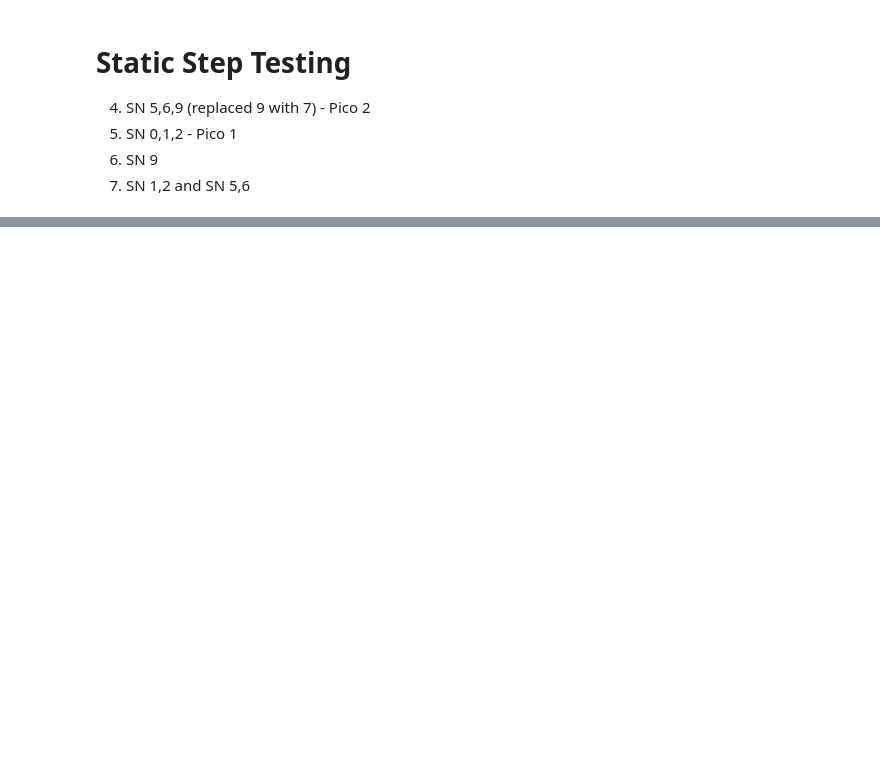
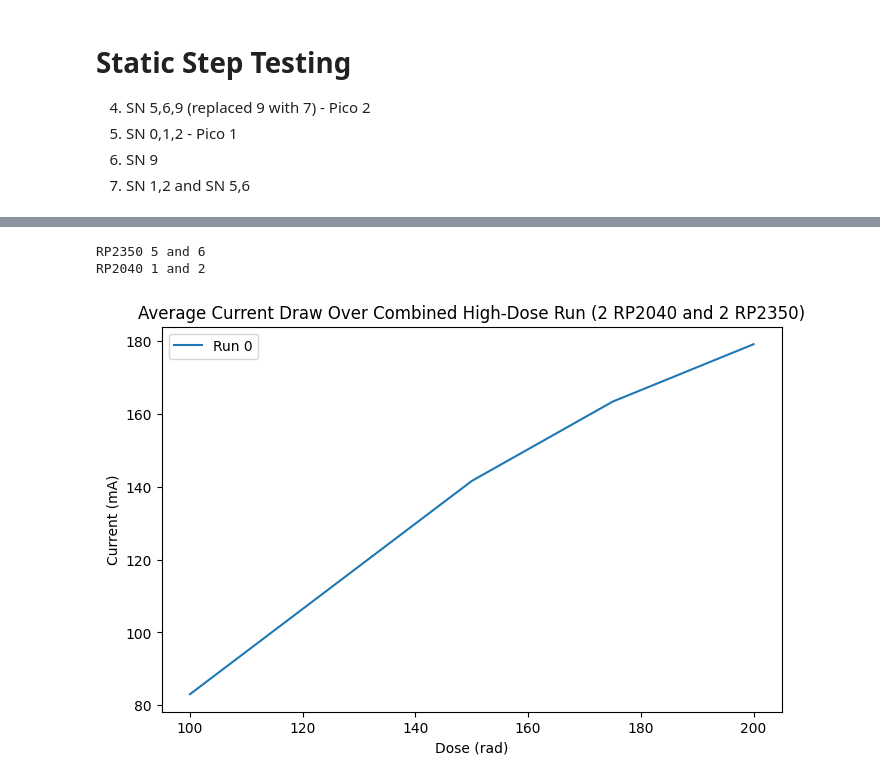
Before and after one commit to ASU-SDSL/Radiation-Testing-Benchmarks, a Jupyter notebook: DataProcessing/radiation_testing_results.ipynb, the cells around one changed output, grey strips where cells are left out. Drawn from its saved outputs; the diff is of its cells as text; code cells hidden in the pictures; blank space fills up the shorter version.

```diff
--- a/DataProcessing/radiation_testing_results.ipynb
+++ b/DataProcessing/radiation_testing_results.ipynb
@@ -181,0 +251,11 @@ plt.show()
+# %%
+print("""
+RP2350 5 and 6
+RP2040 1 and 2
+""")
+plot_current_curves(final_combo,
+                    "Average Current Draw Over Combined High-Dose Run (2 RP2040 and 2 RP2350)")
+# %% [output]
+RP2350 5 and 6
+RP2040 1 and 2
+[figure, added]
```
Also changed, not shown: parts of 7 cells of this notebook.
